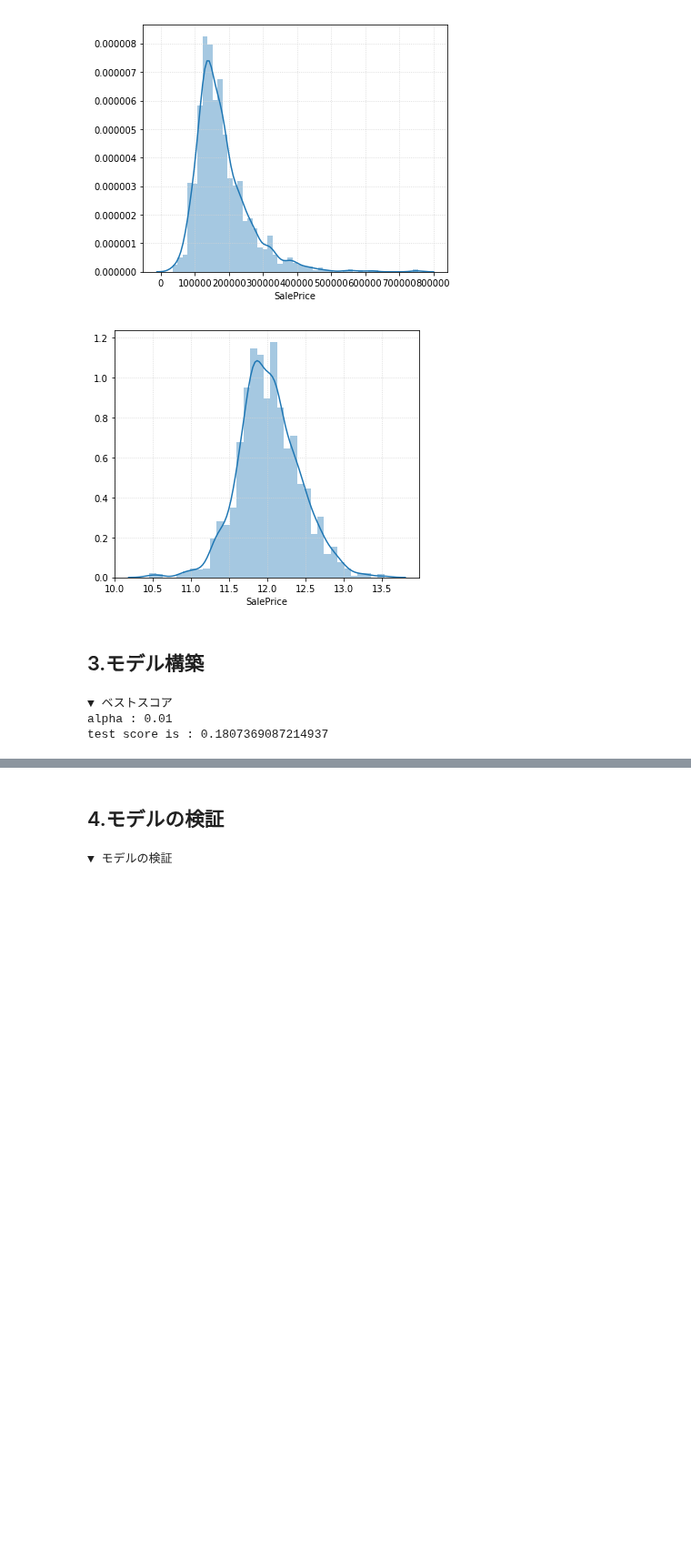
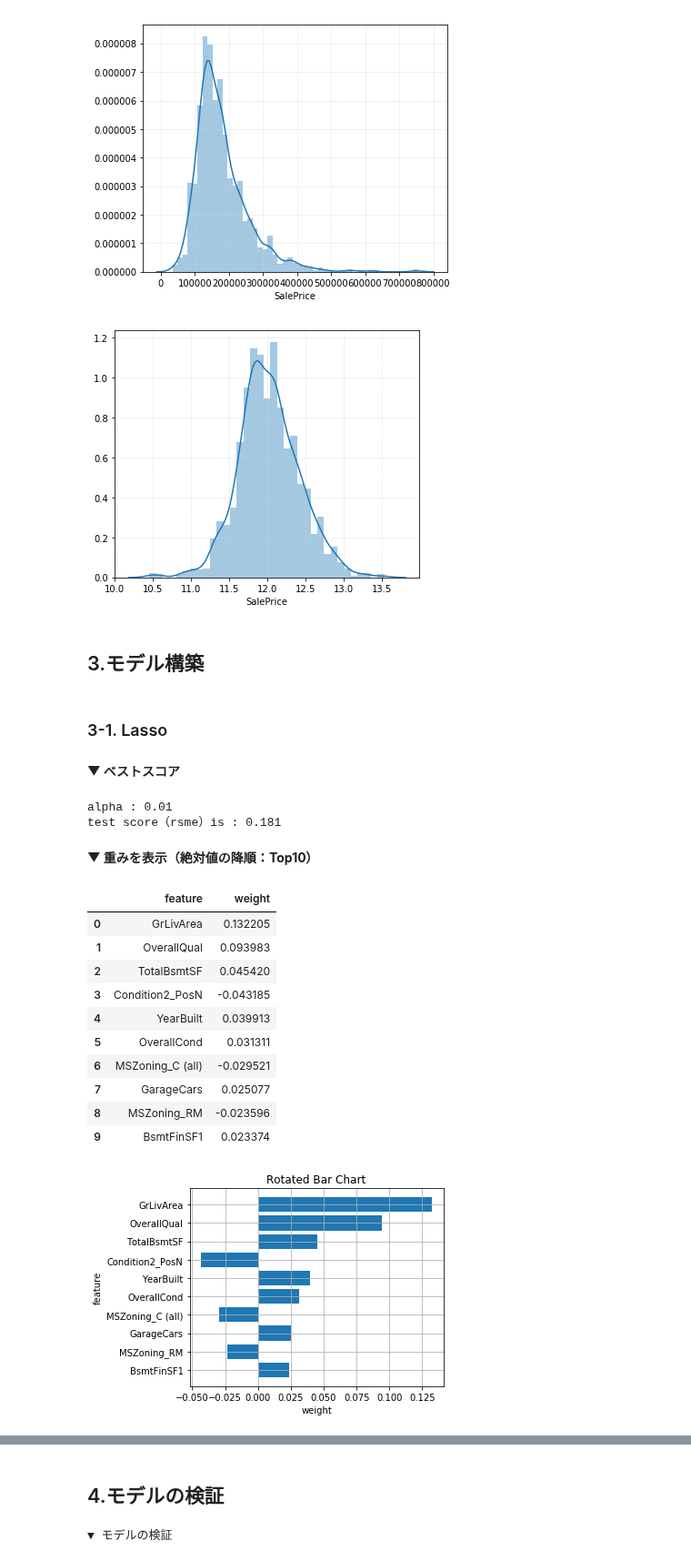
Before and after one commit to arsma12/MLDL, a Jupyter notebook: Kaggle/04_HousePrices/HousePrices_01_Lasso.ipynb, the cells around one changed output, grey strips where cells are left out. Shown at 91% size. Drawn from its saved outputs; the diff is of its cells as text; code cells hidden in the pictures; blank space fills up the shorter version.

```diff
--- a/Kaggle/04_HousePrices/HousePrices_01_Lasso.ipynb
+++ b/Kaggle/04_HousePrices/HousePrices_01_Lasso.ipynb
@@ -42,12 +42,22 @@ from sklearn.pipeline import make_pipeline
 from sklearn.preprocessing import StandardScaler
 from sklearn.linear_model import LinearRegression
 from sklearn.model_selection import train_test_split
-from sklearn.metrics import mean_squared_error, mean_absolute_error # 回帰問題における性能評価に関する関数
+from sklearn.metrics import mean_squared_error, mean_absolute_error,r2_score # 回帰問題における性能評価に関する関数
 from sklearn.metrics import log_loss, accuracy_score, confusion_matrix,precision_recall_fscore_support
 from sklearn.linear_model import (LinearRegression,Ridge,Lasso)
+from IPython.display         import Markdown, display
+from sklearn.feature_selection import SelectFromModel
+from sklearn.linear_model import LassoCV
+
 # 警告非表示
 import warnings
 warnings.filterwarnings('ignore')
+
+# ============================================================================
+# MarkDown記法
+# ============================================================================
+def printmd(string):
+    display(Markdown('\n\n**' + string + '**'))
 # %% [markdown]
 ## 1.データ読込
 # %%
@@ -220,11 +246,15 @@ test_ = all_data[all_data['tag']=='Test'].drop(['tag','SalePrice'], axis=1).rese
 train_x = train_.drop('SalePrice',axis=1)
 train_y = np.log(train_['SalePrice'])
 
+X_columns = train_x.columns
+
 # テストデータ内の分割
 test_id = test_['Id']
 test_data = test_.drop('Id',axis=1)
 # %% [markdown]
 ## 3.モデル構築
+# %% [markdown]
+### 3-1. Lasso
 # %%
 scaler = StandardScaler()  #スケーリング
 param_grid = [0.001, 0.01, 0.1, 1.0, 10.0,100.0,1000.0] #パラメータグリッド
@@ -240,39 +270,77 @@ for alpha in param_grid:
     pipeline = make_pipeline(scaler, ls)
 
     # ホールドアウト法
     X_train, X_test, y_train, y_test = train_test_split(train_x, train_y, test_size=0.3, random_state=0)
 
     # 学習
     pipeline.fit(X_train,y_train)
 
     # 学習データのRMSE
     train_rmse = np.sqrt(mean_squared_error(y_train, pipeline.predict(X_train)))
 
     # テストデータのRMSE
     test_rmse = np.sqrt(mean_squared_error(y_test, pipeline.predict(X_test)))
 
-    #print('\n▼ ' + str(cnt) + '回目')
-    #print('alpha : ' + str(alpha))
-    #print('test_rmse : ' + str(test_rmse))
-    #print('estimator : ' + str(pipeline))
-
     if cnt == 0:
         best_score = test_rmse
+        best_ls = ls
         best_estimator = pipeline
         best_param = alpha
     elif best_score > test_rmse:
         # より小さいRMSEを見つけた場合
         best_score = test_rmse
+        best_ls = ls
         best_estimator = pipeline
         best_param = alpha
     else:
         pass
     cnt = cnt + 1
 
-print('\n▼ ベストスコア')
+printmd('▼ ベストスコア')
 print('alpha : ' + str(best_param))
-print('test score is : ' +str(best_score))
+print('test score（rsme）is : {:.3f}'.format(best_score))
+
+# 結果をDataFrameへ格納
+res_df = pd.DataFrame(columns=['feature','weight','abs_w'])
+res_df['feature'] = list(X_columns)
+res_df['weight'] = best_ls.coef_  # 重み
+res_df['abs_w'] = abs(res_df['weight']) # 絶対値
+
+# 重みの絶対値の降順ソート
+printmd('▼ 重みを表示（絶対値の降順：Top10）')
+res_df = res_df.sort_values('abs_w', ascending=False)
+res_df.reset_index(drop=True,inplace=True)
+res_df = res_df.drop('abs_w', axis=1)
+res_df_head = res_df.head(10)
+display(res_df_head.head(10))
+
+# 重みの大きさを横棒グラフで表示
+plt.figure(figsize=(5, 4))
+plt.barh(np.arange(len(res_df_head['feature']))[::-1], res_df_head['weight'], align='center')
+plt.yticks(np.arange(len(res_df_head['feature']))[::-1], res_df_head['feature'])
+plt.title('Rotated Bar Chart')
+plt.xlabel('weight')
+plt.ylabel('feature')
+plt.grid()
+plt.show()
 # %% [output]
+
+
+**▼ ベストスコア**
-▼ ベストスコア
 alpha : 0.01
-test score is : 0.1807369087214937
+test score（rsme）is : 0.181
+
+
+**▼ 重みを表示（絶対値の降順：Top10）**
+|  | feature | weight |
+| 0 | GrLivArea | 0.132205 |
+| 1 | OverallQual | 0.093983 |
+| 2 | TotalBsmtSF | 0.045420 |
+| 3 | Condition2_PosN | -0.043185 |
+| 4 | YearBuilt | 0.039913 |
+| 5 | OverallCond | 0.031311 |
+| 6 | MSZoning_C (all) | -0.029521 |
+| 7 | GarageCars | 0.025077 |
+| 8 | MSZoning_RM | -0.023596 |
+| 9 | BsmtFinSF1 | 0.023374 |
+[figure, added]
```
Also changed, not shown: parts of 9 cells of this notebook, 1 other file.
